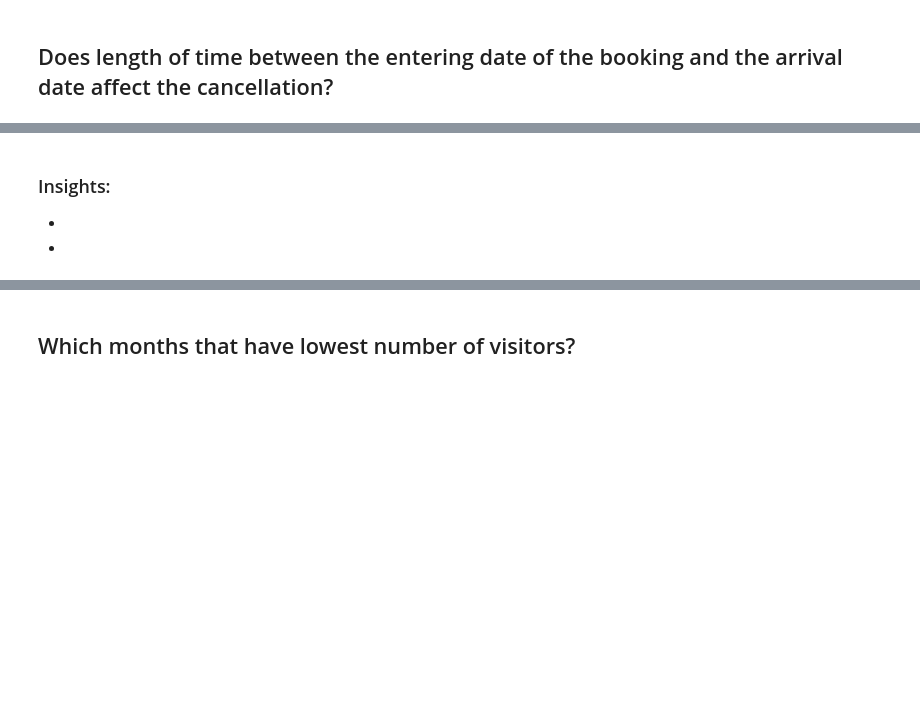
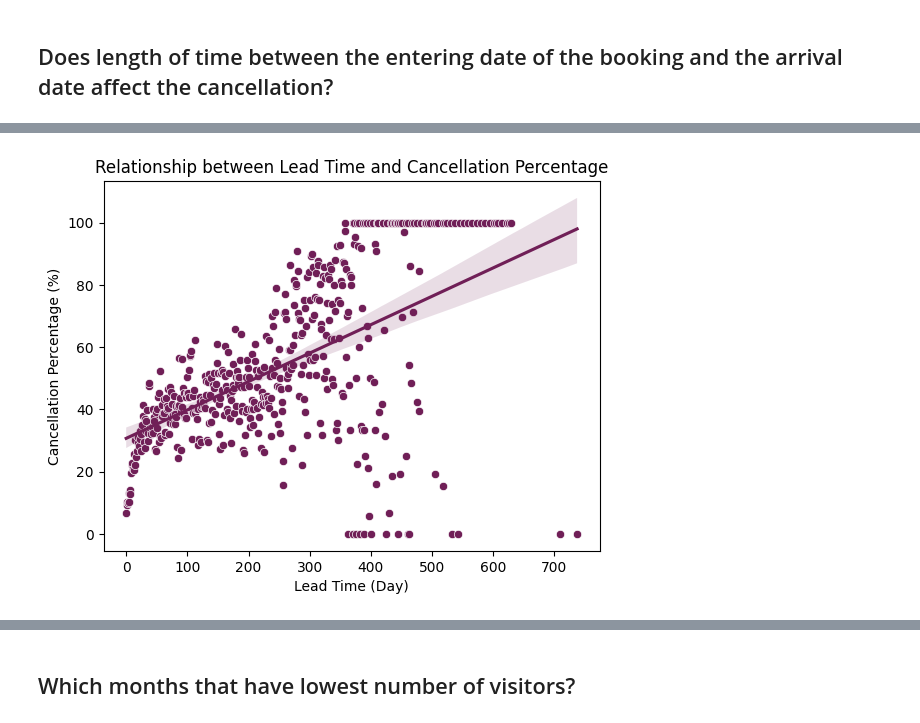
Before and after one commit to Tuwaiq-Data-Science-Bootcamp-V3/PCA-Lab1, a Jupyter notebook: CV_Assignment.ipynb, the cells around one changed output, grey strips where cells are left out. Saved outputs shown, nothing was run; the diff lists cells and outputs as text; code cells hidden in the pictures; blank space fills up the shorter version.

```diff
--- a/CV_Assignment.ipynb
+++ b/CV_Assignment.ipynb
@@ -119,4 +132,16 @@ df.describe(include='object')
-# %% [markdown]
-### Insights:
--
--
+# %%
+cancelPerc = df.groupby('lead_time')['is_canceled'].mean() * 100
+
+df2 = pd.DataFrame({'lead_time': cancelPerc.index, 'cancellation_percentage': cancelPerc.values})
+
+sns.scatterplot(data=df2, x='lead_time', y='cancellation_percentage', color=c[4])
+
+sns.regplot(data=df2, x='lead_time', y='cancellation_percentage', line_kws={"color": c[4]} ,scatter=False)
+
+plt.title('Relationship between Lead Time and Cancellation Percentage')
+plt.xlabel('Lead Time (Day)')
+plt.ylabel('Cancellation Percentage (%)')
+
+plt.show()
+# %% [output]
+[figure, added]
```
Also changed, not shown: parts of 33 cells of this notebook.
